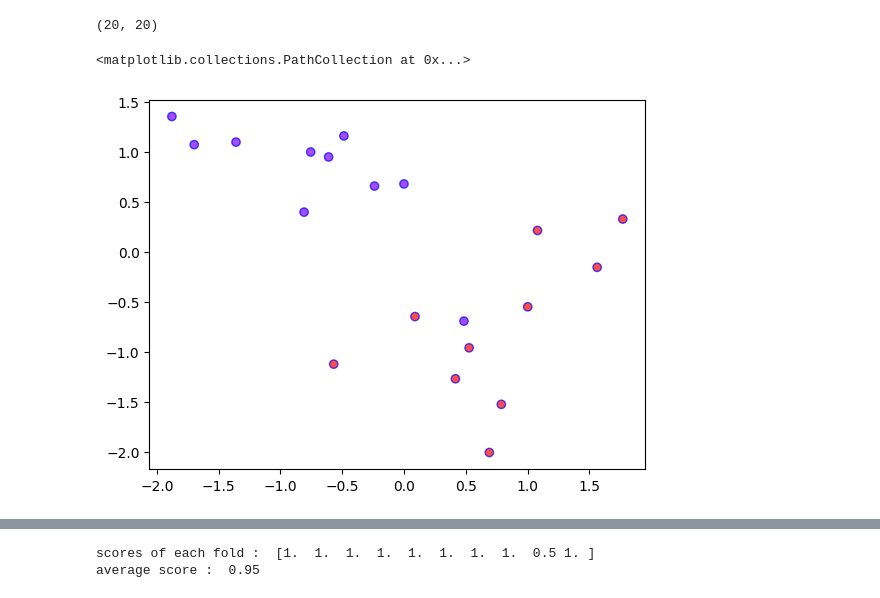
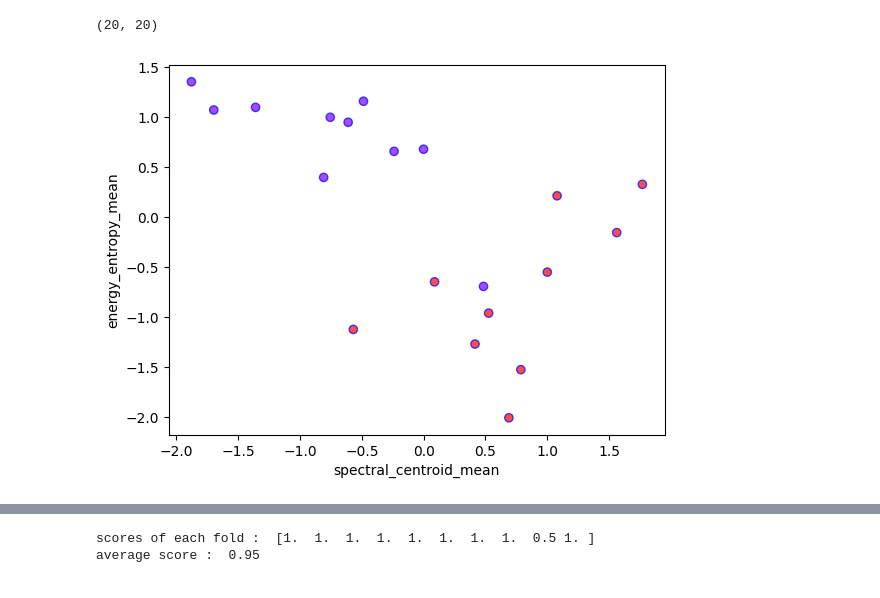
Before and after one commit to krishnakumar1612/music_genre_classification, a Jupyter notebook: notebook/music_genre_classification.ipynb, the cells around one changed output, grey strips where cells are left out. Drawn from its saved outputs; the diff is of its cells as text; code cells hidden in the pictures.

```diff
--- a/notebook/music_genre_classification.ipynb
+++ b/notebook/music_genre_classification.ipynb
@@ -325,12 +370,14 @@ len(x), len(Y)
 # %%
 # plot the scatterplot
 plt.scatter(
     x[:,0],x[:,1],c=Y,cmap='rainbow',
   alpha=0.7,edgecolors='b'
 )
+plt.xlabel('spectral_centroid_mean')
+plt.ylabel('energy_entropy_mean')
+plt.show()
 # %% [output]
-<matplotlib.collections.PathCollection at 0x...>
-[figure, old version]
+[figure, new version]
 # %%
 # from above plot data does not have a clean saperation
 # %%
```
Also changed, not shown: parts of 43 cells of this notebook.
